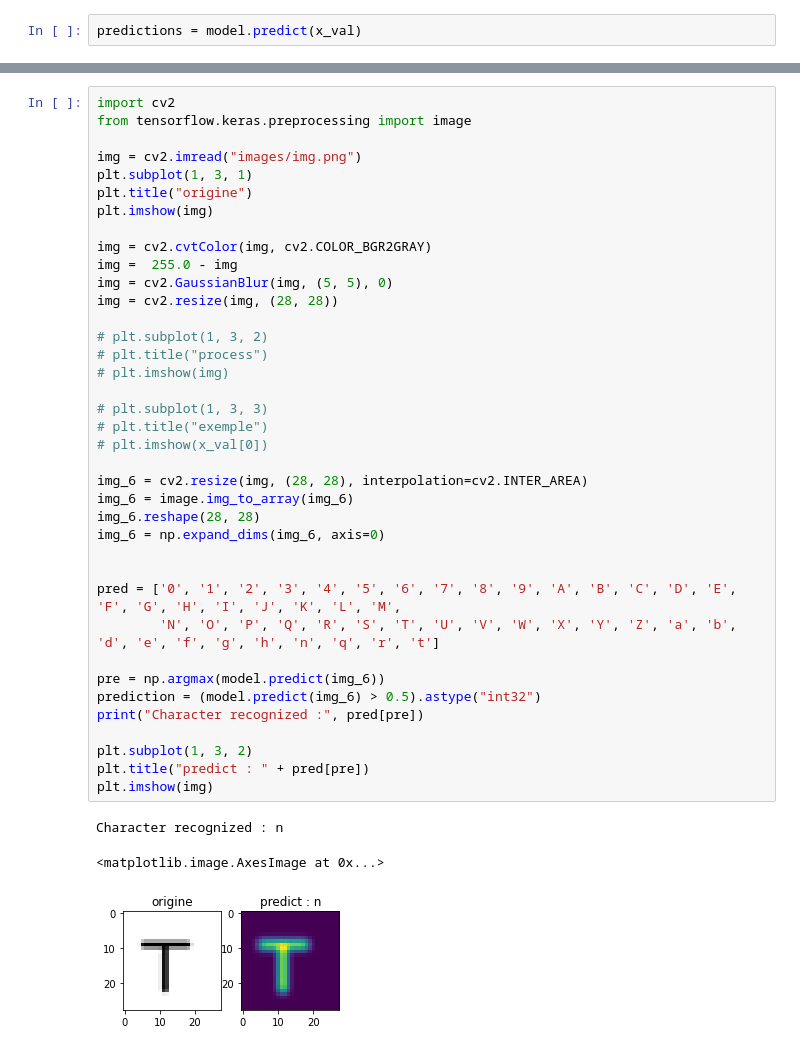
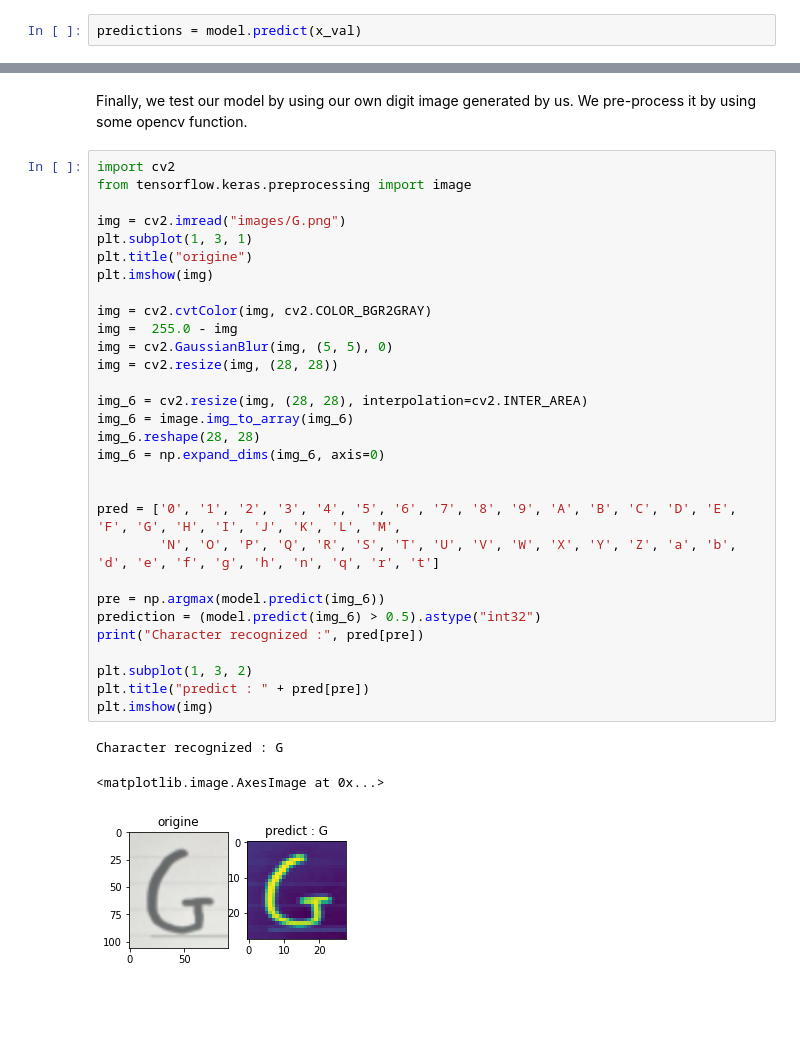
Before and after one commit to alexisdacosta/handwritten-character-sequence-recognition, a Jupyter notebook: notebooks/model_CNN_characters.ipynb, the cells around one changed output, grey strips where cells are left out. Drawn from its saved outputs; the diff is of its cells as text; blank space fills up the shorter version.

```diff
--- a/notebooks/model_CNN_characters.ipynb
+++ b/notebooks/model_CNN_characters.ipynb
@@ -195,42 +214,36 @@ for i in test_samples:
+# %% [markdown]
+Finally, we test our model by using our own digit image generated by us. We pre-process it by using some opencv function.
 # %%
 import cv2
 from tensorflow.keras.preprocessing import image
 
-img = cv2.imread("images/img.png")
+img = cv2.imread("images/G.png")
 plt.subplot(1, 3, 1)
 plt.title("origine")
 plt.imshow(img)
 
 img = cv2.cvtColor(img, cv2.COLOR_BGR2GRAY)
 img =  255.0 - img
 img = cv2.GaussianBlur(img, (5, 5), 0)
 img = cv2.resize(img, (28, 28))
-
-# plt.subplot(1, 3, 2)
-# plt.title("process")
-# plt.imshow(img)
-
-# plt.subplot(1, 3, 3)
-# plt.title("exemple")
-# plt.imshow(x_val[0])
 
 img_6 = cv2.resize(img, (28, 28), interpolation=cv2.INTER_AREA)
 img_6 = image.img_to_array(img_6)
 img_6.reshape(28, 28)
 img_6 = np.expand_dims(img_6, axis=0)
 
 
 pred = ['0', '1', '2', '3', '4', '5', '6', '7', '8', '9', 'A', 'B', 'C', 'D', 'E', 'F', 'G', 'H', 'I', 'J', 'K', 'L', 'M',
         'N', 'O', 'P', 'Q', 'R', 'S', 'T', 'U', 'V', 'W', 'X', 'Y', 'Z', 'a', 'b', 'd', 'e', 'f', 'g', 'h', 'n', 'q', 'r', 't']
 
 pre = np.argmax(model.predict(img_6))
 prediction = (model.predict(img_6) > 0.5).astype("int32")
 print("Character recognized :", pred[pre])
 
 plt.subplot(1, 3, 2)
 plt.title("predict : " + pred[pre])
 plt.imshow(img)
 # %% [output]
-Character recognized : n
+Character recognized : G
 <matplotlib.image.AxesImage at 0x...>
-[figure, old version]
+[figure, new version]
```
Also changed, not shown: parts of 27 cells of this notebook, 15 other files.
